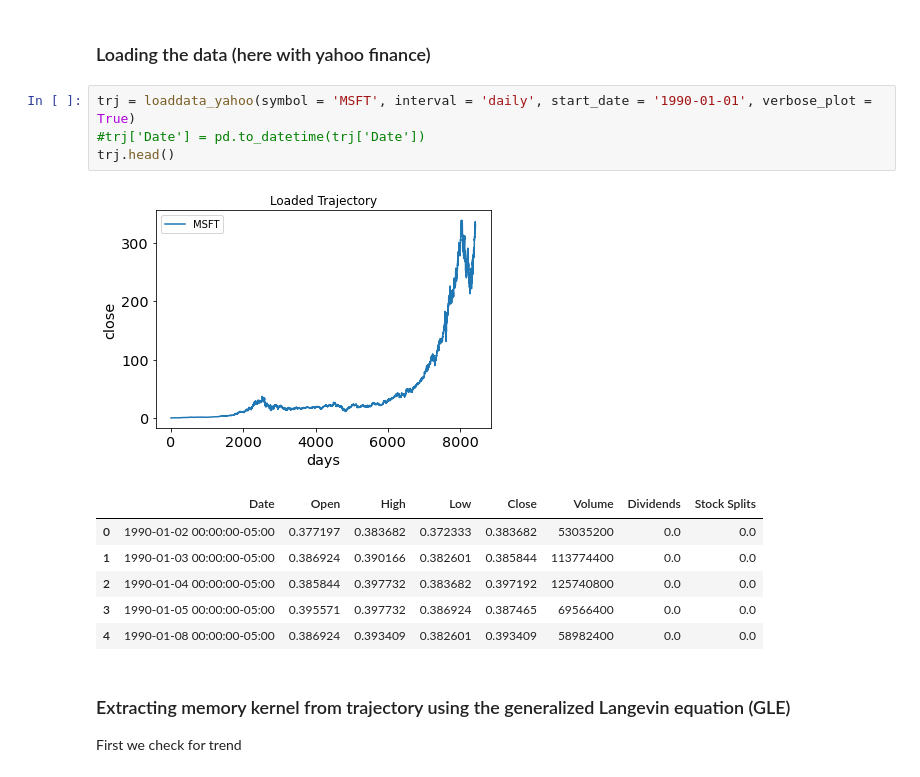
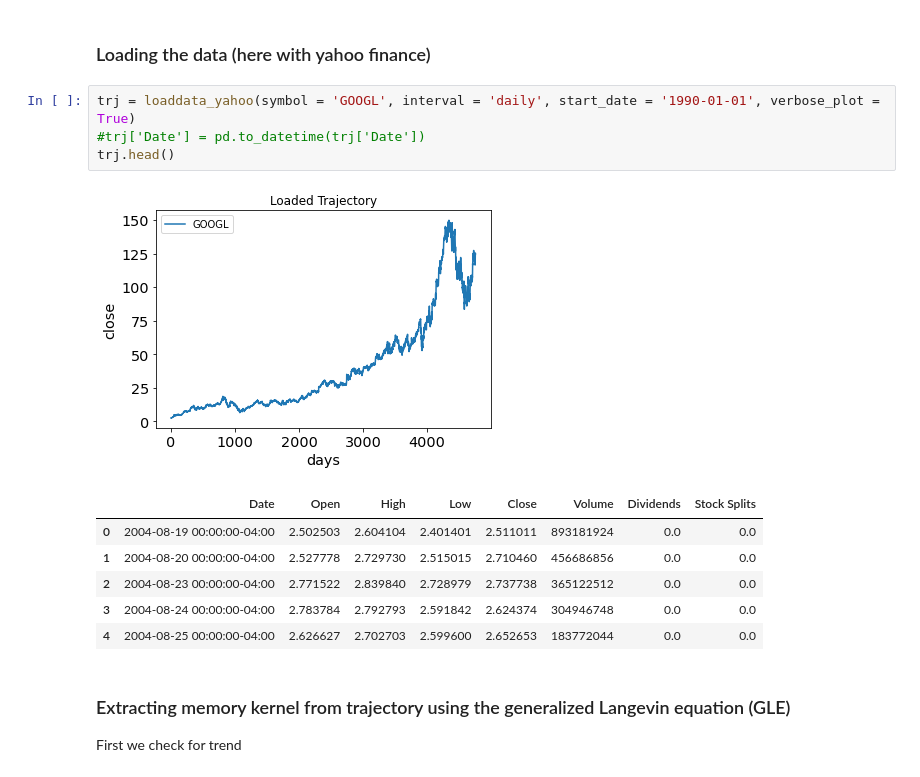
Before and after one commit to hkiefer/mempred, a Jupyter notebook: example/Example Stock Price.ipynb, the cells around one changed output. Saved outputs shown, nothing was run; the diff lists cells and outputs as text.

```diff
--- a/example/Example Stock Price.ipynb
+++ b/example/Example Stock Price.ipynb
@@ -16,17 +16,17 @@ Latest feature: integrate Mitterwallner method
 # %% [markdown]
 ### Loading the data (here with yahoo finance)
 # %%
-trj = loaddata_yahoo(symbol = 'MSFT', interval = 'daily', start_date = '1990-01-01', verbose_plot = True)
+trj = loaddata_yahoo(symbol = 'GOOGL', interval = 'daily', start_date = '1990-01-01', verbose_plot = True)
 #trj['Date'] = pd.to_datetime(trj['Date'])
 trj.head()
 # %% [output]
-[figure, old version]
+[figure, new version]
 |  | Date | Open | High | Low | Close | Volume | Dividends | Stock Splits |
-| 0 | 1990-01-02 00:00:00-05:00 | 0.377197 | 0.383682 | 0.372333 | 0.383682 | 53035200 | 0.0 | 0.0 |
-| 1 | 1990-01-03 00:00:00-05:00 | 0.386924 | 0.390166 | 0.382601 | 0.385844 | 113774400 | 0.0 | 0.0 |
-| 2 | 1990-01-04 00:00:00-05:00 | 0.385844 | 0.397732 | 0.383682 | 0.397192 | 125740800 | 0.0 | 0.0 |
-| 3 | 1990-01-05 00:00:00-05:00 | 0.395571 | 0.397732 | 0.386924 | 0.387465 | 69566400 | 0.0 | 0.0 |
-| 4 | 1990-01-08 00:00:00-05:00 | 0.386924 | 0.393409 | 0.382601 | 0.393409 | 58982400 | 0.0 | 0.0 |
+| 0 | 2004-08-19 00:00:00-04:00 | 2.502503 | 2.604104 | 2.401401 | 2.511011 | 893181924 | 0.0 | 0.0 |
+| 1 | 2004-08-20 00:00:00-04:00 | 2.527778 | 2.729730 | 2.515015 | 2.710460 | 456686856 | 0.0 | 0.0 |
+| 2 | 2004-08-23 00:00:00-04:00 | 2.771522 | 2.839840 | 2.728979 | 2.737738 | 365122512 | 0.0 | 0.0 |
+| 3 | 2004-08-24 00:00:00-04:00 | 2.783784 | 2.792793 | 2.591842 | 2.624374 | 304946748 | 0.0 | 0.0 |
+| 4 | 2004-08-25 00:00:00-04:00 | 2.626627 | 2.702703 | 2.599600 | 2.652653 | 183772044 | 0.0 | 0.0 |
 # %% [markdown]
 ### Extracting memory kernel from trajectory using the generalized Langevin equation (GLE)
 First we check for trend
```
Also changed, not shown: parts of 3 cells of this notebook, 4 other files.
